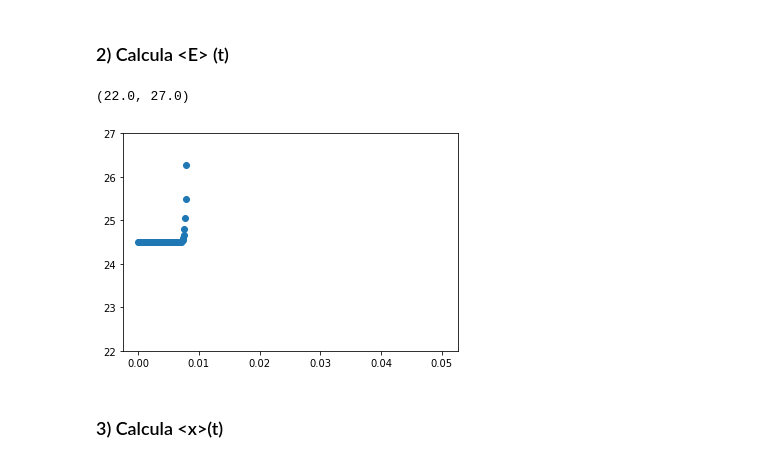
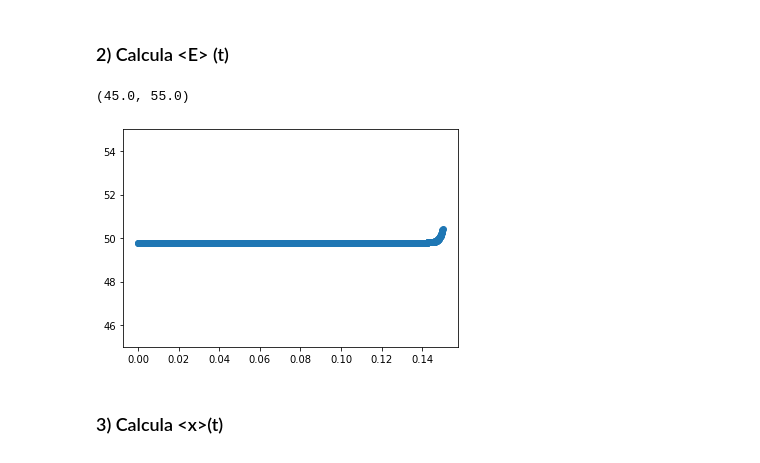
Before and after one commit to Lucas01iveira/metodos-em-fisica-computacional, a Jupyter notebook: Projeto4_OscHarmQuant.ipynb, the cells around one changed output. Drawn from its saved outputs; the diff is of its cells as text; code cells hidden in the pictures.

```diff
--- a/Projeto4_OscHarmQuant.ipynb
+++ b/Projeto4_OscHarmQuant.ipynb
@@ -365,30 +365,30 @@ def valor_esperado_E(Psi, N, x, dx, t):
 
   return esp_E
 # %%
-# teste de funcionamento ()
+# teste de funcionamento (okay)
 m = h_bar = 1
-omega = 50 # -> TEMPO DE OSCILAÇÃO T
+omega = 100
 n = 0
-tf = 0.05 # coloco um tempo de simulação maior que o período de cada oscilação (associado à frequência)
-dt = 0.001
+tf = 0.05
+dt = 0.0001
 L = 1
 r = 0.075
 
 #x, dx = cria_vetor_espacial(L, r, dt)
 #plt.plot(x, potencial_V(x))
 
 x, dx = cria_vetor_espacial(L, r, dt)
 Psi_t0 = auto_funcao(n, x)
 Psi, N = resolve_Schrodinger(x, t, Psi_t0)
 
 esp_E = valor_esperado_E(Psi, N, x, dx, t)
 #print(dx)
 #plt.axhline(y = 25, color='red')
 plt.scatter(t, esp_E)
-plt.ylim(22,27)
+plt.ylim(45,55)
 # %% [output]
-(22.0, 27.0)
+(45.0, 55.0)
-[figure, old version]
+[figure, new version]
 # %% [markdown]
 ### 3) Calcula <x\>(t)
 # %%
```
Also changed, not shown: parts of 1 cell of this notebook.
